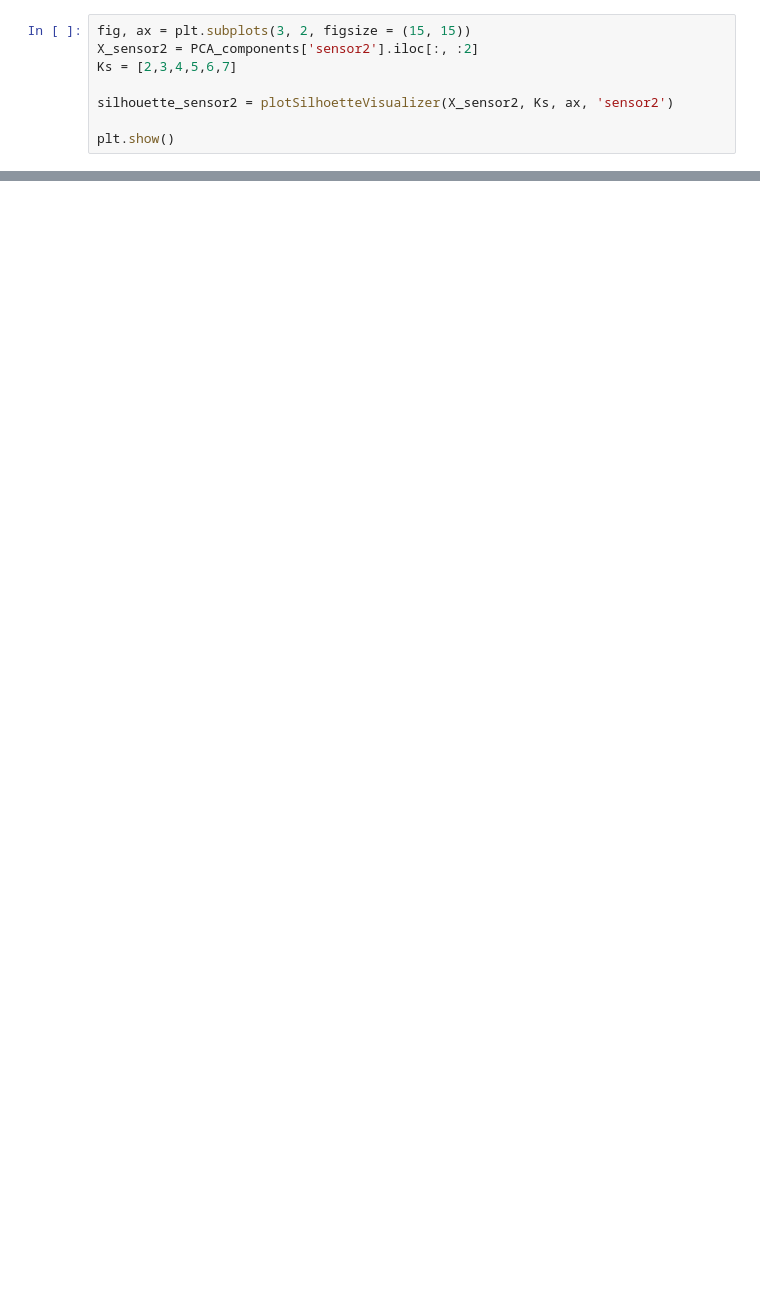
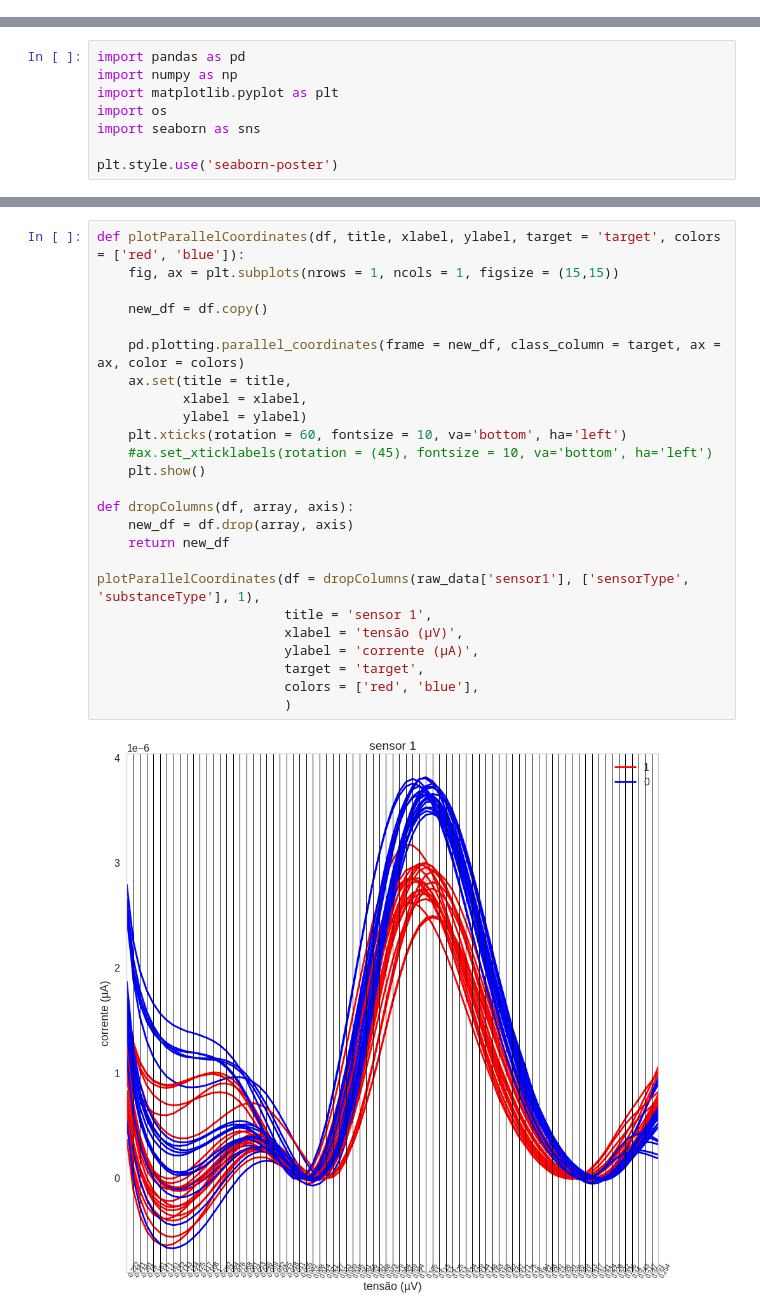
Before and after one commit to lucasvoltera/ic-sensors, a Jupyter notebook: voltametria.ipynb, the cells around one changed output, grey strips where cells are left out. Saved outputs shown, nothing was run; the diff lists cells and outputs as text; blank space fills up the shorter version.

```diff
--- a/voltametria.ipynb
+++ b/voltametria.ipynb
@@ -352,8 +0,0 @@ plt.show()
-# %%
-fig, ax = plt.subplots(3, 2, figsize = (15, 15))
-X_sensor2 = PCA_components['sensor2'].iloc[:, :2]
-Ks = [2,3,4,5,6,7]
-
-silhouette_sensor2 = plotSilhoetteVisualizer(X_sensor2, Ks, ax, 'sensor2')
-
-plt.show()
@@ -639,0 +3,8 @@ k_best_df['sensor2']
+# %%
+import pandas as pd
+import numpy as np
+import matplotlib.pyplot as plt
+import os
+import seaborn as sns
+
+plt.style.use('seaborn-poster')
@@ -639,0 +134,27 @@ k_best_df['sensor2']
+# %%
+def plotParallelCoordinates(df, title, xlabel, ylabel, target = 'target', colors = ['red', 'blue']):
+    fig, ax = plt.subplots(nrows = 1, ncols = 1, figsize = (15,15))
+
+    new_df = df.copy()
+
+    pd.plotting.parallel_coordinates(frame = new_df, class_column = target, ax = ax, color = colors)
+    ax.set(title = title,
+           xlabel = xlabel,
+           ylabel = ylabel)
+    plt.xticks(rotation = 60, fontsize = 10, va='bottom', ha='left')
+    #ax.set_xticklabels(rotation = (45), fontsize = 10, va='bottom', ha='left')
+    plt.show()
+
+def dropColumns(df, array, axis):
+    new_df = df.drop(array, axis)
+    return new_df
+
+plotParallelCoordinates(df = dropColumns(raw_data['sensor1'], ['sensorType', 'substanceType'], 1),
+                        title = 'sensor 1',
+                        xlabel = 'tensão (µV)',
+                        ylabel = 'corrente (µA)',
+                        target = 'target',
+                        colors = ['red', 'blue'],
+                        )
+# %% [output]
+[figure, added]
```
Also changed, not shown: parts of 59 cells of this notebook.
